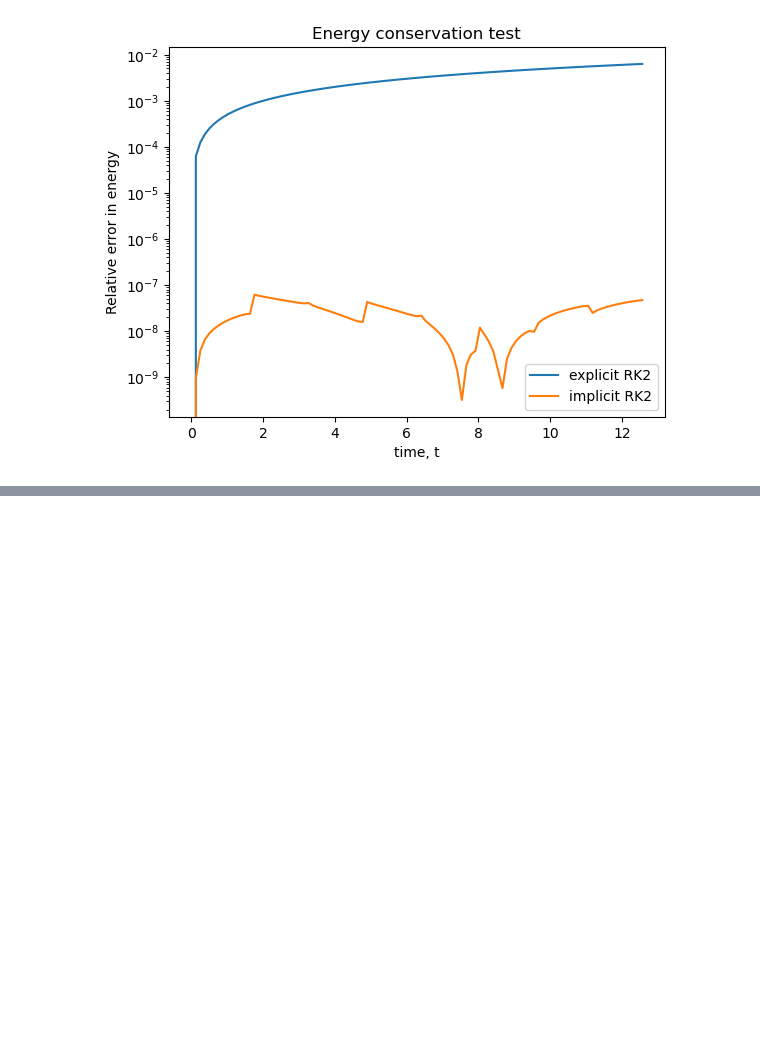
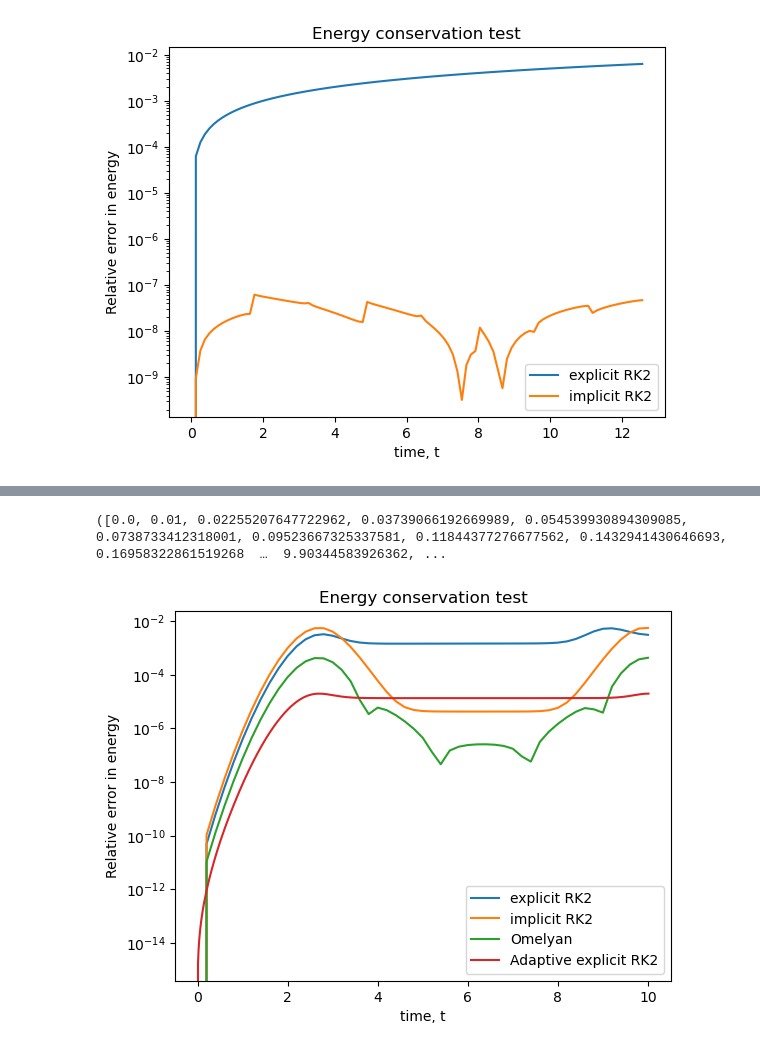
Before and after one commit to tkeegan12/Course_Computational_Physics_and_Engineering, a Jupyter notebook: Module3_Ordinary_Differential_Equations.ipynb, the cells around one changed output, grey strips where cells are left out. Saved outputs shown, nothing was run; the diff lists cells and outputs as text; code cells hidden in the pictures; blank space fills up the shorter version.

```diff
--- a/Module3_Ordinary_Differential_Equations.ipynb
+++ b/Module3_Ordinary_Differential_Equations.ipynb
@@ -648,0 +831,43 @@ show()
+# %%
+example_adaptive_ex_rk2_t, example_adaptive_ex_rk2_𝐲 = adaptive_explicit_rk2(
+    (y, t) -> [y[2]; 2 * y[1] * exp(-y[1] ^ 2)],
+    [-5.; 1.414],
+    10.,
+    0.01,
+    1e-2
+)
+# %% [output]
+([0.0, 0.01, 0.02255207647722962, 0.03739066192669989, 0.054539930894309085, 0.0738733412318001, 0.09523667325337581, 0.11844377276677562, 0.1432941430646693, 0.16958322861519268  …  9.90344583926362, ...
+# %%
+title("Energy conservation test")
+
+energy_example_adaptive_ex_rk2 = 0.5 * example_adaptive_ex_rk2_𝐲[2, :] .^ 2  + exp.(-example_adaptive_ex_rk2_𝐲[1, :] .^ 2)
+
+
+semilogy(
+    example_ex_rk2_t,
+    abs.(energy_example_ex_rk2 .- energy_example_ex_rk2[1]) ./ energy_example_ex_rk2[1],
+    label="explicit RK2"
+)
+semilogy(
+    example_im_rk2_t,
+    abs.(energy_example_im_rk2 .- energy_example_im_rk2[1]) ./ energy_example_im_rk2[1],
+    label="implicit RK2"
+)
+semilogy(
+    omelyan_t,
+    abs.(energy_omelyan .- energy_omelyan[1]) ./ energy_omelyan[1],
+    label="Omelyan"
+)
+semilogy(
+    example_adaptive_ex_rk2_t,
+    abs.(energy_example_adaptive_ex_rk2 .- energy_example_adaptive_ex_rk2[1]) ./ energy_example_adaptive_ex_rk2[1],
+    label="Adaptive explicit RK2"
+)
+
+xlabel("time, t")
+ylabel("Relative error in energy")
+legend()
+show()
+# %% [output]
+[figure, added]
```
Also changed, not shown: parts of 20 cells of this notebook.
